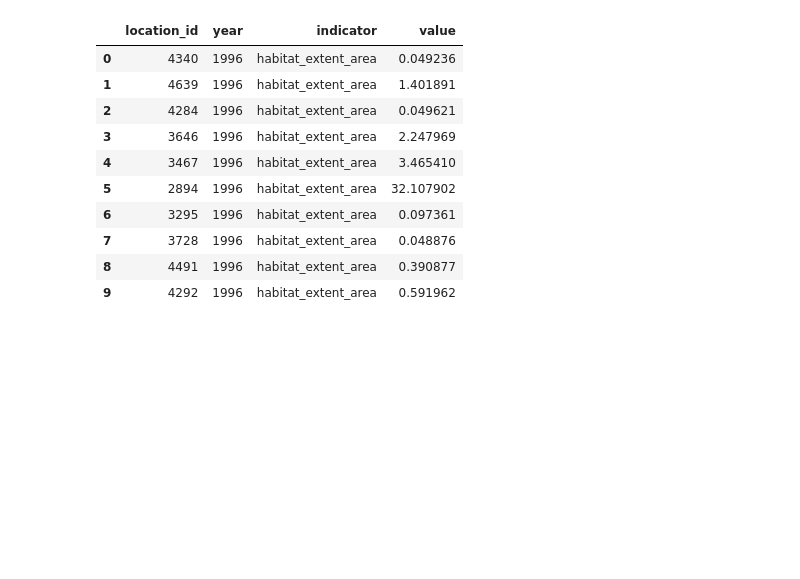
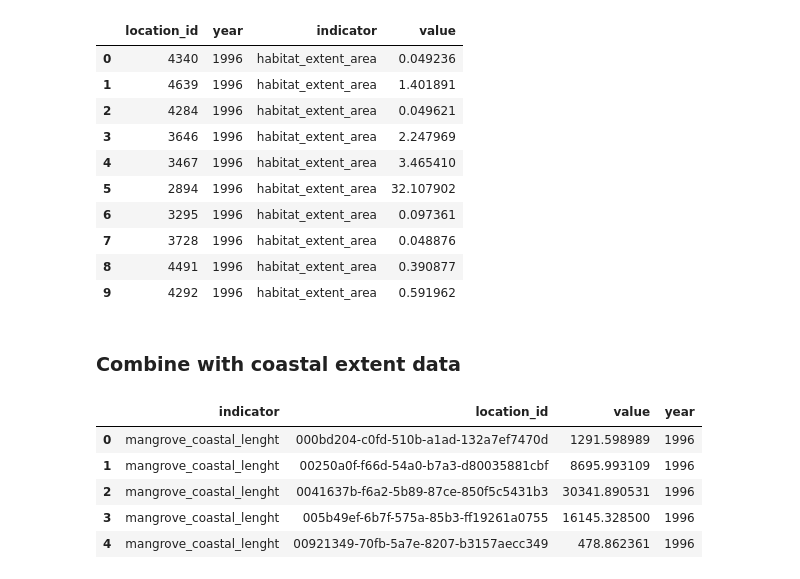
Before and after one commit to Vizzuality/mangrove-atlas, a Jupyter notebook: data/notebooks/Lab/data_processing/widgets-v2/v2_widget_extent.ipynb, the cells around one changed output. Cells and saved outputs as stored; diff of their text form; code cells hidden in the pictures; blank space fills up the shorter version.

```diff
--- a/data/notebooks/Lab/data_processing/widgets-v2/v2_widget_extent.ipynb
+++ b/data/notebooks/Lab/data_processing/widgets-v2/v2_widget_extent.ipynb
@@ -260,0 +271,14 @@ combined_final_df.to_csv('../../../../data/UPDATED_extent_widget_data_v2.csv', i
+# %% [markdown]
+### Combine with coastal extent data
+# %%
+coastal_df = pd.read_csv('https://storage.googleapis.com/mangrove_atlas/widget_data/mangrove_coastal_lenght_stats_staging_202208121533.csv')
+habitat_extent_df = combined_final_df # or pd.read_csv(f'{OUT_FOLDER}/UPDATED_extent_widget_data_v2.csv')
+# %%
+coastal_df.head()
+# %% [output]
+|  | indicator | location_id | value | year |
+| 0 | mangrove_coastal_lenght | 000bd204-c0fd-510b-a1ad-132a7ef7470d | 1291.598989 | 1996 |
+| 1 | mangrove_coastal_lenght | 00250a0f-f66d-54a0-b7a3-d80035881cbf | 8695.993109 | 1996 |
+| 2 | mangrove_coastal_lenght | 0041637b-f6a2-5b89-87ce-850f5c5431b3 | 30341.890531 | 1996 |
+| 3 | mangrove_coastal_lenght | 005b49ef-6b7f-575a-85b3-ff19261a0755 | 16145.328500 | 1996 |
+| 4 | mangrove_coastal_lenght | 00921349-70fb-5a7e-8207-b3157aecc349 | 478.862361 | 1996 |
```
Also changed, not shown: parts of 8 cells of this notebook, 6 other files.
